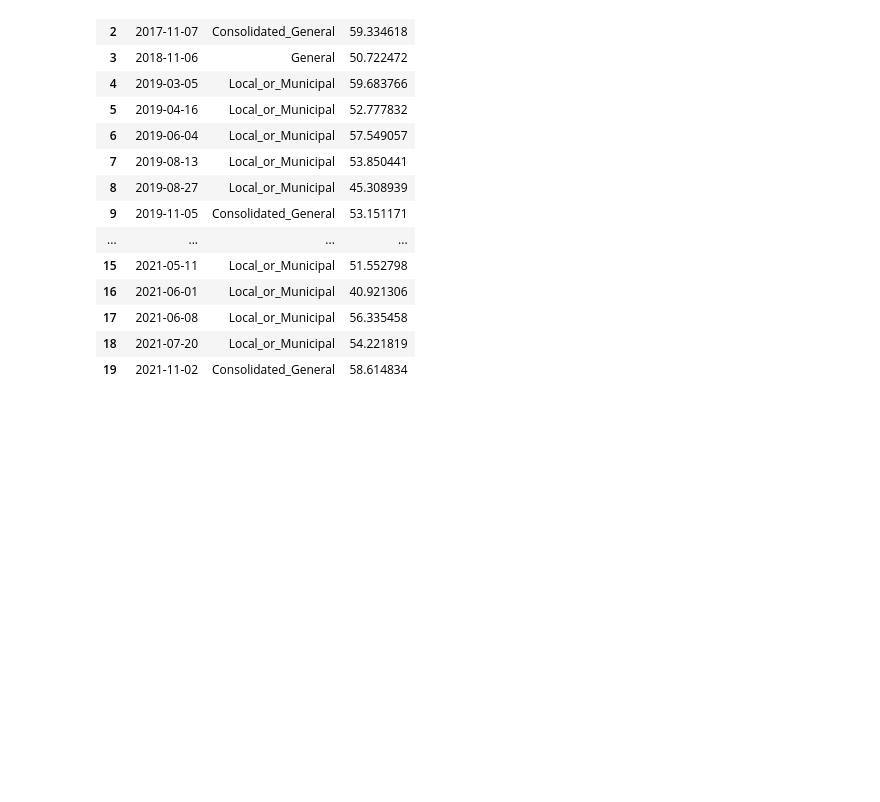
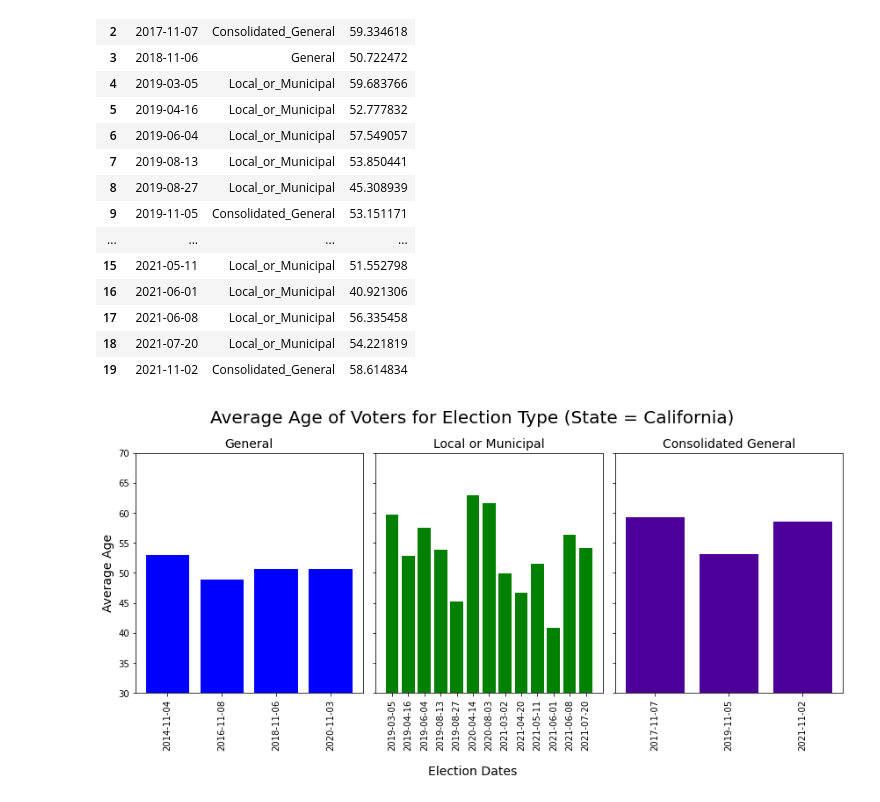
Before and after one commit to jnshzk/capstone, a Jupyter notebook: vis_age_per_election-type_ca.ipynb, the cells around one changed output. Cells and saved outputs as stored; diff of their text form; code cells hidden in the pictures; blank space fills up the shorter version.

Commit message:
+ graph

```diff
--- a/vis_age_per_election-type_ca.ipynb
+++ b/vis_age_per_election-type_ca.ipynb
@@ -216,6 +152,7 @@ melt_age_df
 # %%
 age_df = melt_age_df.groupby(['voting_date', 'elec_type']).agg({'age_on_vote':'mean'}).reset_index()
 age_df.rename(columns = {'age_on_vote': 'mean_age'}, inplace = True)
+age_df['voting_date'] = age_df['voting_date'].apply(lambda x: x.strftime('%Y-%m-%d'))
 age_df
 # %% [output]
 |  | voting_date | elec_type | mean_age |
@@ -237,3 +174,36 @@ age_df
 | 19 | 2021-11-02 | Consolidated_General | 58.614834 |
 # %%
 # ploting the graph
+
+fig_age, axes = plt.subplots(nrows = 1, ncols = 3, figsize = (12,6), sharey = True)
+
+#axes[0] = General
+axes[0].bar((age_df[age_df['elec_type']=='General'])['voting_date'],
+            (age_df[age_df['elec_type']=='General'])['mean_age'],
+           color='blue')
+axes[0].set_title('General', fontsize=14)
+axes[0].set_xticks((age_df[age_df['elec_type']=='General'])['voting_date'], (age_df[age_df['elec_type']=='General'])['voting_date'], rotation='vertical')
+axes[0].set_ylabel('Average Age', fontsize=14)
+axes[0].set_ylim([30,70])
+axes[0].set_yticks(np.arange(30, 75, 5))
+
+#axes[1] = Local or Municipal
+axes[1].bar((age_df[age_df['elec_type']=='Local_or_Municipal'])['voting_date'],
+            (age_df[age_df['elec_type']=='Local_or_Municipal'])['mean_age'],
+           color='green')
+axes[1].set_title('Local or Municipal', fontsize=14)
+axes[1].set_xticks((age_df[age_df['elec_type']=='Local_or_Municipal'])['voting_date'], (age_df[age_df['elec_type']=='Local_or_Municipal'])['voting_date'], rotation='vertical')
+
+#axes[2] = Consolidated General
+axes[2].bar((age_df[age_df['elec_type']=='Consolidated_General'])['voting_date'],
+            (age_df[age_df['elec_type']=='Consolidated_General'])['mean_age'],
+           color=[0.3, 0, 0.6])
+axes[2].set_title('Consolidated General', fontsize=14)
+axes[2].set_xticks((age_df[age_df['elec_type']=='Consolidated_General'])['voting_date'], (age_df[age_df['elec_type']=='Consolidated_General'])['voting_date'], rotation='vertical')
+
+# Figure
+fig_age.supxlabel('Election Dates', fontsize=14)
+fig_age.suptitle(f'Average Age of Voters for Election Type (State = {state.capitalize()})', fontsize=20)
+fig_age.tight_layout()
+# %% [output]
+[figure, added]
```
Also changed, not shown: parts of 9 cells of this notebook.
